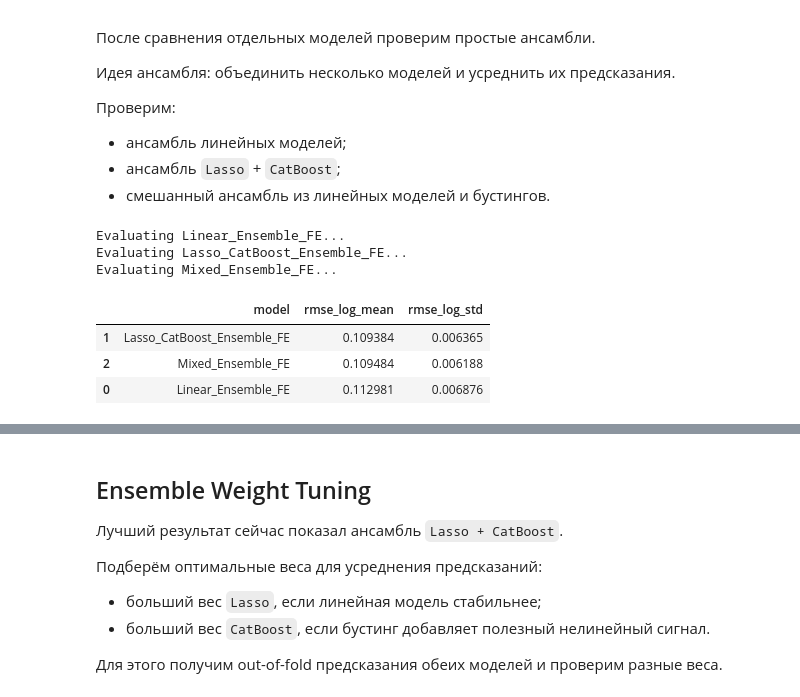
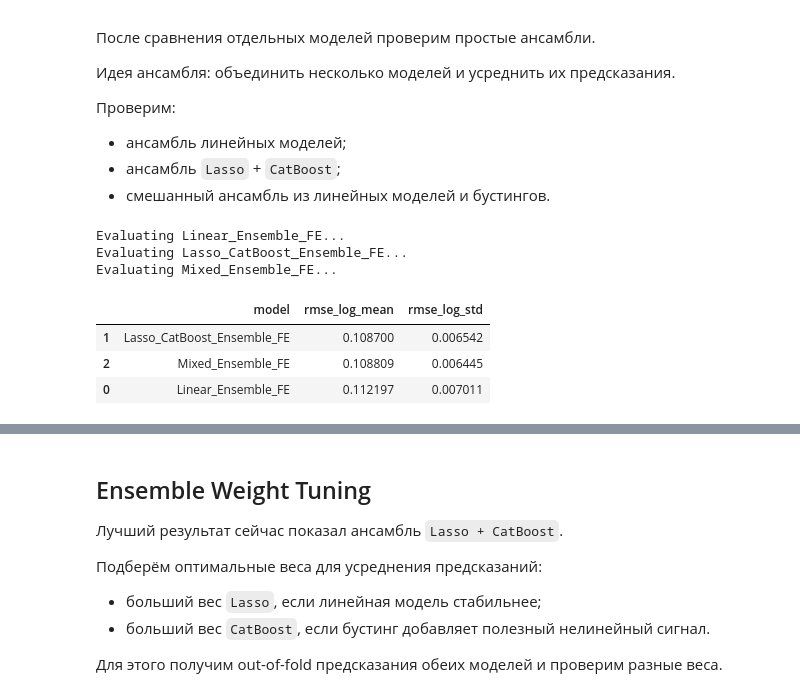
Before and after one commit to PavelV17/house-prices-regression, a Jupyter notebook: notebooks/eda.ipynb, the cells around one changed output, grey strips where cells are left out. Cells and saved outputs as stored; diff of their text form; code cells hidden in the pictures.

```diff
--- a/notebooks/eda.ipynb
+++ b/notebooks/eda.ipynb
@@ -1219,7 +1298,7 @@ xgboost_pipeline = Pipeline(
 ensemble_models = [
     (
         "Linear_Ensemble_FE",
-        VotingRegressor(
+        WeightedAverageRegressor(
             estimators=[
                 ("lasso", lasso_best_pipeline),
                 ("elasticnet", elasticnet_best_pipeline),
@@ -1229,7 +1308,7 @@ ensemble_models = [
     ),
     (
         "Lasso_CatBoost_Ensemble_FE",
-        VotingRegressor(
+        WeightedAverageRegressor(
             estimators=[
                 ("lasso", lasso_best_pipeline),
                 ("catboost", catboost_pipeline),
@@ -1238,37 +1317,37 @@ ensemble_models = [
         ),
     ),
     (
         "Mixed_Ensemble_FE",
-        VotingRegressor(
+        WeightedAverageRegressor(
             estimators=[
                 ("lasso", lasso_best_pipeline),
                 ("elasticnet", elasticnet_best_pipeline),
                 ("catboost", catboost_pipeline),
                 ("xgboost", xgboost_pipeline),
             ],
             weights=[0.4, 0.25, 0.25, 0.10],
         ),
     ),
 ]
 
 ensemble_results = []
 
 for model_name, model in ensemble_models:
     print(f"Evaluating {model_name}...")
     result = evaluate_estimator(model, X_fe, y_fe, model_name)
     ensemble_results.append(result)
 
 ensemble_results = pd.DataFrame(ensemble_results)
 
 display(ensemble_results.sort_values("rmse_log_mean"))
 # %% [output]
 Evaluating Linear_Ensemble_FE...
 Evaluating Lasso_CatBoost_Ensemble_FE...
 Evaluating Mixed_Ensemble_FE...
 |  | model | rmse_log_mean | rmse_log_std |
-| 1 | Lasso_CatBoost_Ensemble_FE | 0.109384 | 0.006365 |
-| 2 | Mixed_Ensemble_FE | 0.109484 | 0.006188 |
-| 0 | Linear_Ensemble_FE | 0.112981 | 0.006876 |
+| 1 | Lasso_CatBoost_Ensemble_FE | 0.108700 | 0.006542 |
+| 2 | Mixed_Ensemble_FE | 0.108809 | 0.006445 |
+| 0 | Linear_Ensemble_FE | 0.112197 | 0.007011 |
 # %%
 all_model_results = pd.concat(
     [
```
Also changed, not shown: parts of 43 cells of this notebook, 26 other files.
